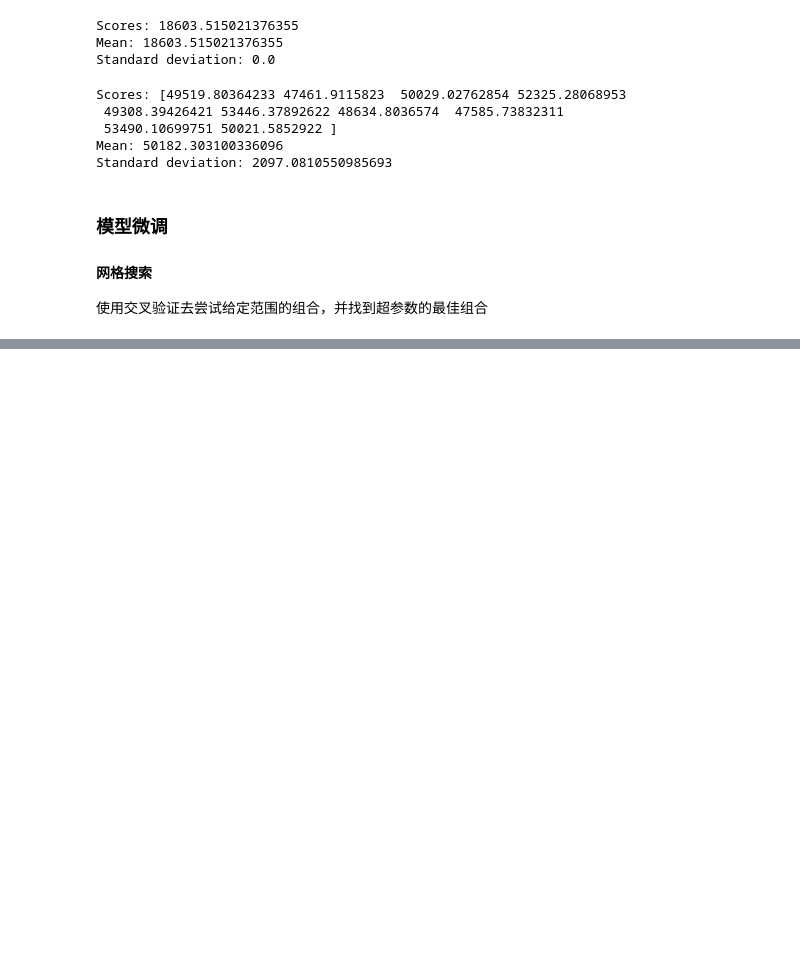
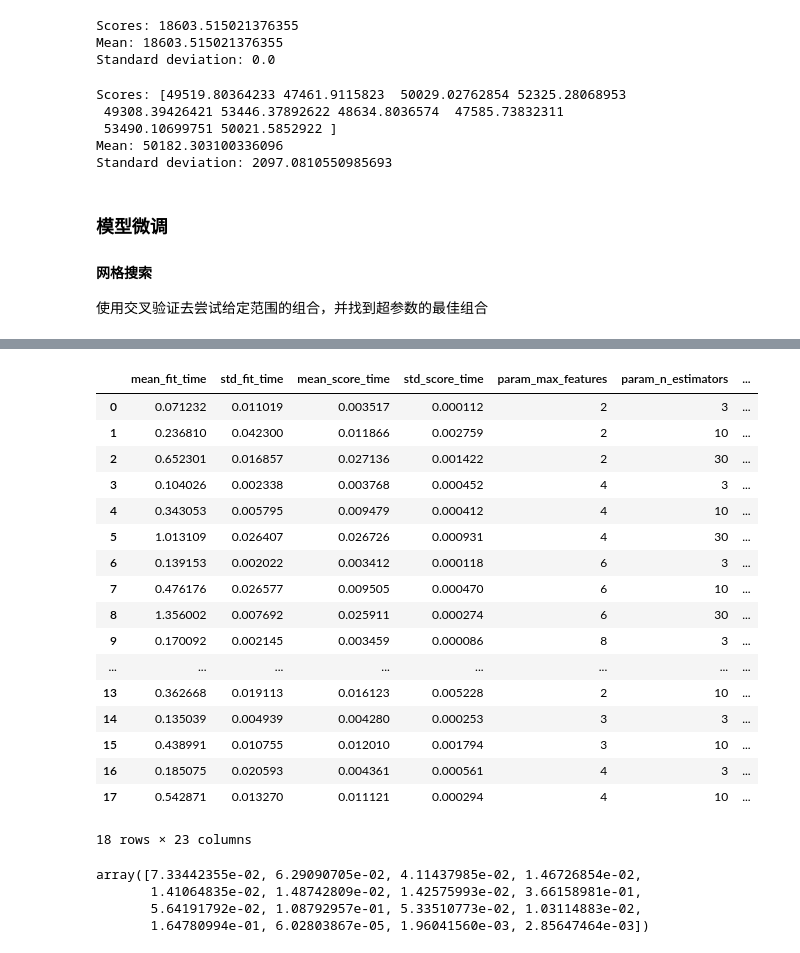
Before and after one commit to mengxiangyue/ml2-learn, a Jupyter notebook: 02_end_to_end_machine_learning_project.ipynb, the cells around one changed output, grey strips where cells are left out. Cells and saved outputs as stored; diff of their text form; code cells hidden in the pictures; blank space fills up the shorter version.

```diff
--- a/02_end_to_end_machine_learning_project.ipynb
+++ b/02_end_to_end_machine_learning_project.ipynb
@@ -573,10 +573,15 @@ from sklearn.model_selection import GridSearchCV
 
 param_grid = [
     {'n_estimators': [3, 10, 30], 'max_features': [2, 4, 6, 8]},
-    {'bootstrap': [False], 'n_estimators': [3, 10], 'max_features': [2, 3, 4]}
-]
-forest_reg = RandomForestRegressor()
-grid_search = GridSearchCV(forest_reg, param_grid, cv=5, scoring='neg_mean_squared_error', return_train_score=True)
+    {'bootstrap': [False], 'n_estimators': [3, 10], 'max_features': [2, 3, 4]},
+  ]
+
+forest_reg = RandomForestRegressor(random_state=42)
+
+grid_search = GridSearchCV(forest_reg, param_grid, cv=5,
+                           scoring='neg_mean_squared_error',
+                           return_train_score=True)
+
 grid_search.fit(housing_prepared, housing_labels)
 # %% [output]
 GridSearchCV(cv=5, error_score='raise-deprecating',
@@ -620,0 +644,29 @@ cvres = grid_search.cv_results_
+# %%
+pd.DataFrame(grid_search.cv_results_)
+# %% [output]
+|  | mean_fit_time | std_fit_time | mean_score_time | std_score_time | param_max_features | param_n_estimators | ... |
+| 0 | 0.071232 | 0.011019 | 0.003517 | 0.000112 | 2 | 3 | ... |
+| 1 | 0.236810 | 0.042300 | 0.011866 | 0.002759 | 2 | 10 | ... |
+| 2 | 0.652301 | 0.016857 | 0.027136 | 0.001422 | 2 | 30 | ... |
+| 3 | 0.104026 | 0.002338 | 0.003768 | 0.000452 | 4 | 3 | ... |
+| 4 | 0.343053 | 0.005795 | 0.009479 | 0.000412 | 4 | 10 | ... |
+| 5 | 1.013109 | 0.026407 | 0.026726 | 0.000931 | 4 | 30 | ... |
+| 6 | 0.139153 | 0.002022 | 0.003412 | 0.000118 | 6 | 3 | ... |
+| 7 | 0.476176 | 0.026577 | 0.009505 | 0.000470 | 6 | 10 | ... |
+| 8 | 1.356002 | 0.007692 | 0.025911 | 0.000274 | 6 | 30 | ... |
+| 9 | 0.170092 | 0.002145 | 0.003459 | 0.000086 | 8 | 3 | ... |
+| ... | ... | ... | ... | ... | ... | ... | ... |
+| 13 | 0.362668 | 0.019113 | 0.016123 | 0.005228 | 2 | 10 | ... |
+| 14 | 0.135039 | 0.004939 | 0.004280 | 0.000253 | 3 | 3 | ... |
+| 15 | 0.438991 | 0.010755 | 0.012010 | 0.001794 | 3 | 10 | ... |
+| 16 | 0.185075 | 0.020593 | 0.004361 | 0.000561 | 4 | 3 | ... |
+| 17 | 0.542871 | 0.013270 | 0.011121 | 0.000294 | 4 | 10 | ... |
+18 rows × 23 columns
+# %%
+feature_importances = grid_search.best_estimator_.feature_importances_
+feature_importances
+# %% [output]
+array([7.33442355e-02, 6.29090705e-02, 4.11437985e-02, 1.46726854e-02,
+       1.41064835e-02, 1.48742809e-02, 1.42575993e-02, 3.66158981e-01,
+       5.64191792e-02, 1.08792957e-01, 5.33510773e-02, 1.03114883e-02,
+       1.64780994e-01, 6.02803867e-05, 1.96041560e-03, 2.85647464e-03])
```
Also changed, not shown: parts of 14 cells of this notebook.
